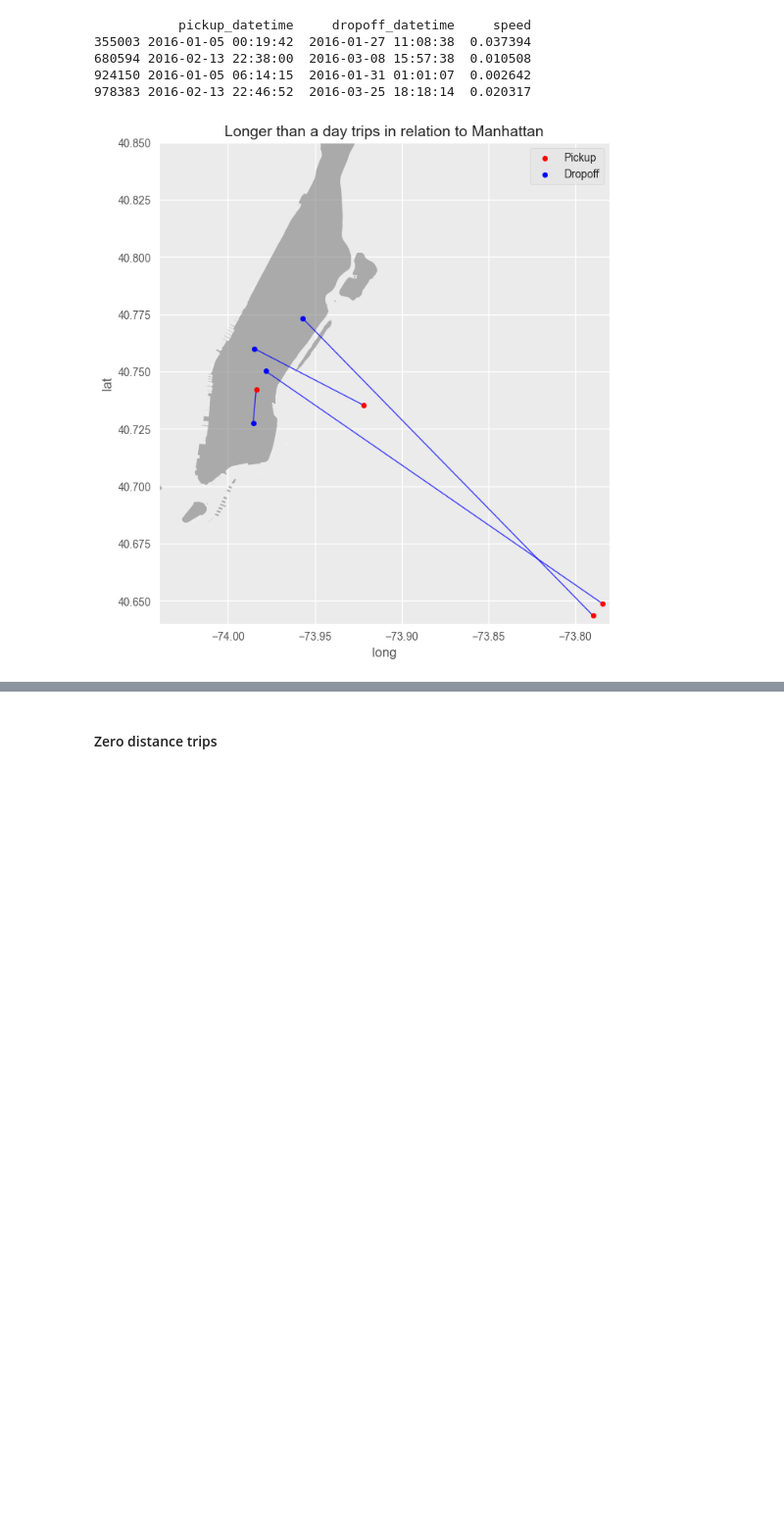
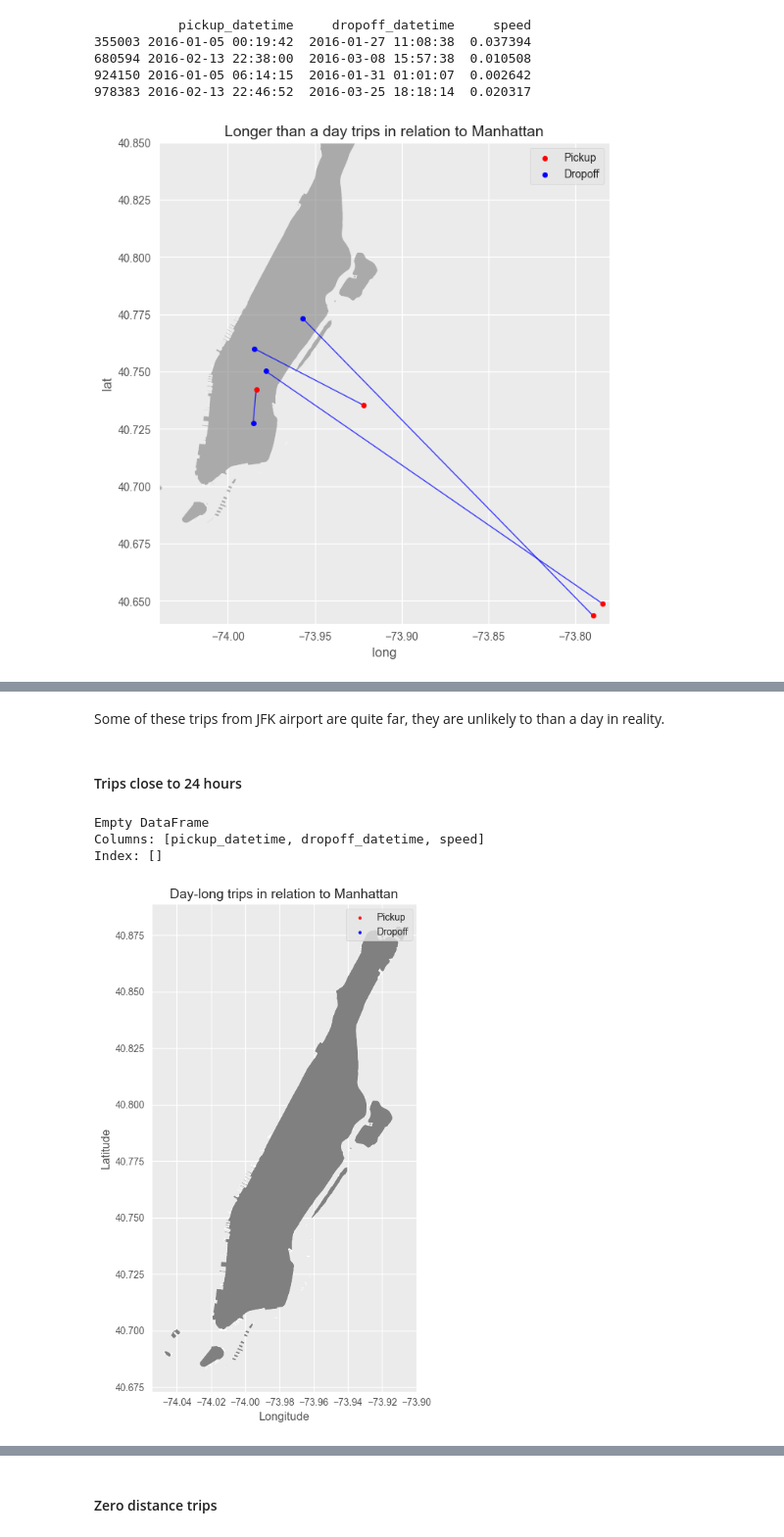
Before and after one commit to gav-ip/cse176-fall-proj, a Jupyter notebook: part3/taxi.ipynb, the cells around one changed output, grey strips where cells are left out. Shown at 98% size. Drawn from its saved outputs; the diff is of its cells as text; code cells hidden in the pictures; blank space fills up the shorter version.

```diff
--- a/part3/taxi.ipynb
+++ b/part3/taxi.ipynb
@@ -445,0 +421,79 @@ print(result)
+# %% [markdown]
+Some of these trips from JFK airport are quite far, they are unlikely to than a day in reality.
+# %% [markdown]
+#### Trips close to 24 hours
+# %%
+# Filter for trips close to 24 hours (24 * 3600 seconds)
+day_trips = trainFull[(trainFull['trip_duration'] > 24*3600) & (trainFull['trip_duration'] < 24*3600*2)].copy()
+
+day_trips['speed'] = day_trips['haversine_distance'] / (day_trips['trip_duration'] / 3600)
+
+# Select the specific columns to create the view
+result = day_trips[['pickup_datetime', 'dropoff_datetime', 'speed']]
+
+# Display the result (pandas DataFrame is the equivalent of a tibble)
+print(result)
+# %% [output]
+Empty DataFrame
+Columns: [pickup_datetime, dropoff_datetime, speed]
+Index: []
+# %%
+# 2) Sample 200 trips
+np.random.seed(2017)
+day_trips = day_trips.sample(n=min(200, len(day_trips)), random_state=2017).copy()
+
+# 3) Pickup/dropoff coords
+tpick = day_trips[["pickup_longitude", "pickup_latitude"]].rename(columns={"pickup_longitude": "lon", "pickup_latitude": "lat"})
+tdrop = day_trips[["dropoff_longitude", "dropoff_latitude"]].rename(columns={"dropoff_longitude": "lon", "dropoff_latitude": "lat"})
+
+# 4) Great-circle interpolation (equivalent to gcIntermediate)
+def gc_intermediate(point1, point2, n=30, add_start_end=True):
+    start = Point(point1[0], point1[1])
+    end = Point(point2[0], point2[1])
+    dist = geodesic(start, end)
+    pts = []
+    if add_start_end:
+        pts.append((point1[1], point1[0]))  # (lon, lat)
+    for i in range(1, n + 1):
+        fraction = i / (n + 1)
+        inter = dist.destination(start, dist.kilometers * fraction)
+        pts.append((inter.longitude, inter.latitude))
+    if add_start_end:
+        pts.append((point2[1], point2[0]))
+    return np.array(pts)
+
+# 5) Manhattan polygon
+path_to_data = get_path("nybb")
+gdf = gpd.read_file(path_to_data)
+manhattan = gdf[gdf["BoroName"] == "Manhattan"].to_crs("EPSG:4326")
+
+# 6) Plot
+fig, ax = plt.subplots(figsize=(12, 8))
+manhattan.plot(ax=ax, color="grey", alpha=1, edgecolor="white")
+
+# Points
+ax.scatter(tpick["lon"], tpick["lat"], s=8, color="red", alpha=0.9, label="Pickup", zorder=5)
+ax.scatter(tdrop["lon"], tdrop["lat"], s=8, color="blue", alpha=0.9, label="Dropoff", zorder=5)
+
+# Direct (shortest) line between pickup and dropoff
+for i in range(len(tpick)):
+    ax.plot(
+        [tpick.iloc[i]["lon"], tdrop.iloc[i]["lon"]],
+        [tpick.iloc[i]["lat"], tdrop.iloc[i]["lat"]],
+        color="blue",
+        alpha=0.25,
+        linewidth=0.5,
+        zorder=3
+)
+
+ax.set_title("Day-long trips in relation to Manhattan", fontsize=14)
+ax.set_xlabel("Longitude")
+ax.set_ylabel("Latitude")
+ax.set_facecolor("#EBEBEB")
+ax.grid(True, color="white", linewidth=1)
+ax.set_axisbelow(True)
+ax.legend()
+plt.tight_layout()
+plt.show()
+# %% [output]
+[figure, added]
```
Also changed, not shown: parts of 24 cells of this notebook, 2 other files.
